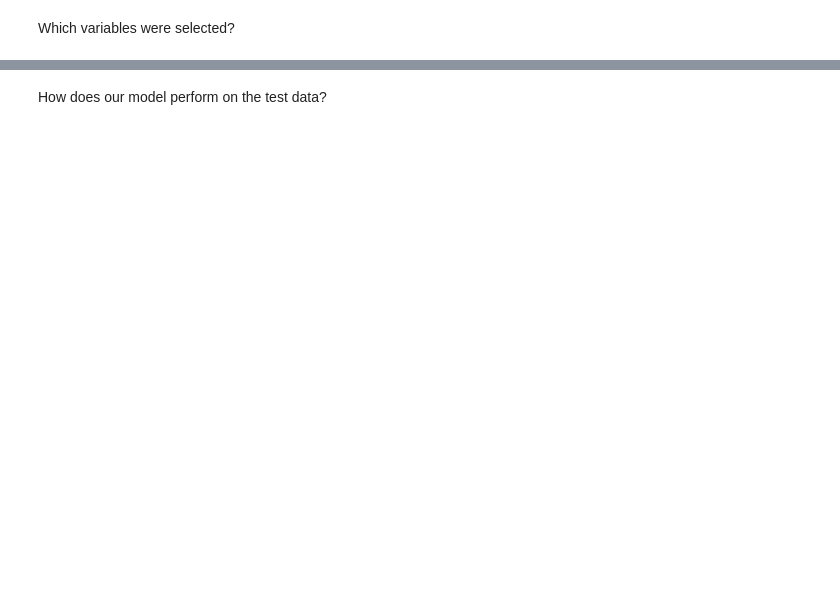
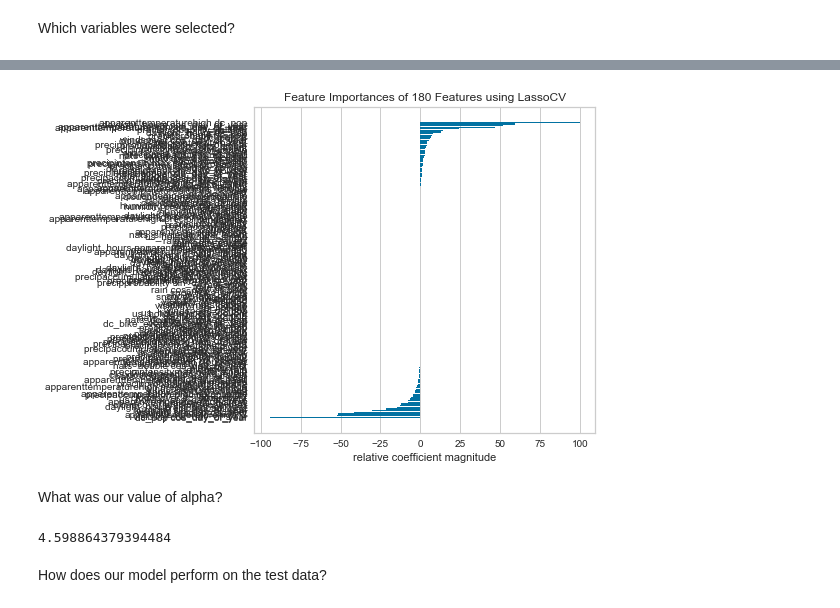
Before and after one commit to noahnewberger/Bikeshare-DC, a Jupyter notebook: machine_learning/lasso_model_total_rides.ipynb, the cells around one changed output, grey strips where cells are left out. Saved outputs shown, nothing was run; the diff lists cells and outputs as text; code cells hidden in the pictures; blank space fills up the shorter version.

```diff
--- a/machine_learning/lasso_model_total_rides.ipynb
+++ b/machine_learning/lasso_model_total_rides.ipynb
@@ -457,3 +468,15 @@ A value is trying to be set on a copy of a slice from a DataFrame
 
 See the caveats in the documentation: http://pandas.pydata.org/pandas-docs/stable/indexing.html#indexing-view-versus-copy
   # This is added back by InteractiveShellApp.init_path()
+# %%
+import matplotlib.pyplot as plt
+from yellowbrick.features.importances import FeatureImportances
+
+# Create a new matplotlib figure
+fig = plt.figure()
+ax = fig.add_subplot()
+
+viz = FeatureImportances(lasso, ax=ax, labels=None)
+viz.fit(Xtrain, ytrain)
+viz.poof()
+# %% [output]
@@ -460,3 +485,10 @@ See the caveats in the documentation: http://pandas.pydata.org/pandas-docs/stabl
+[figure, added]
+# %% [markdown]
+What was our value of alpha?
+# %%
+print(lasso.alpha_)
+# %% [output]
+4.598864379394484
 # %% [markdown]
 How does our model perform on the test data?
 # %%
```
Also changed, not shown: parts of 17 cells of this notebook, 11 other files.
